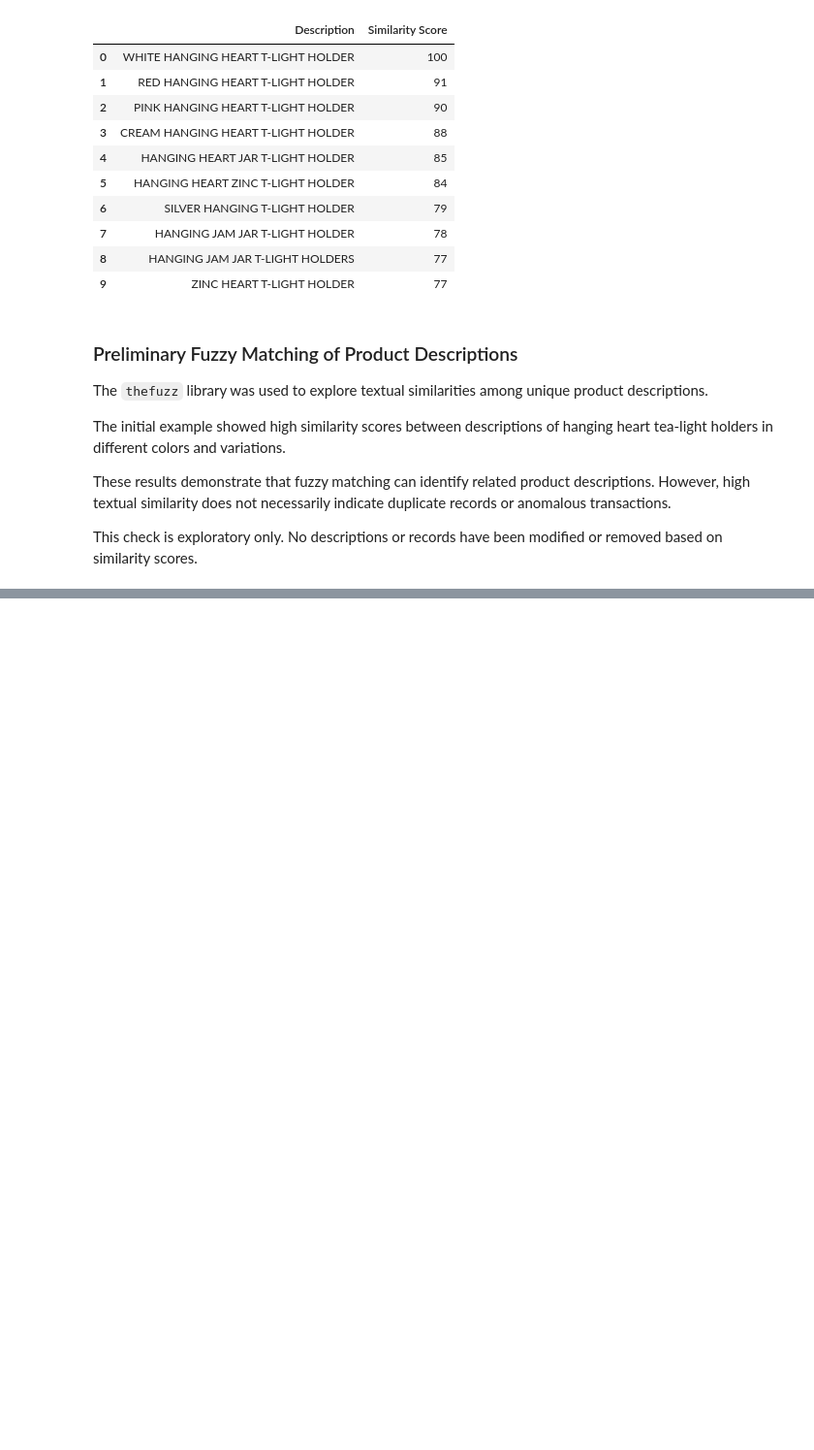
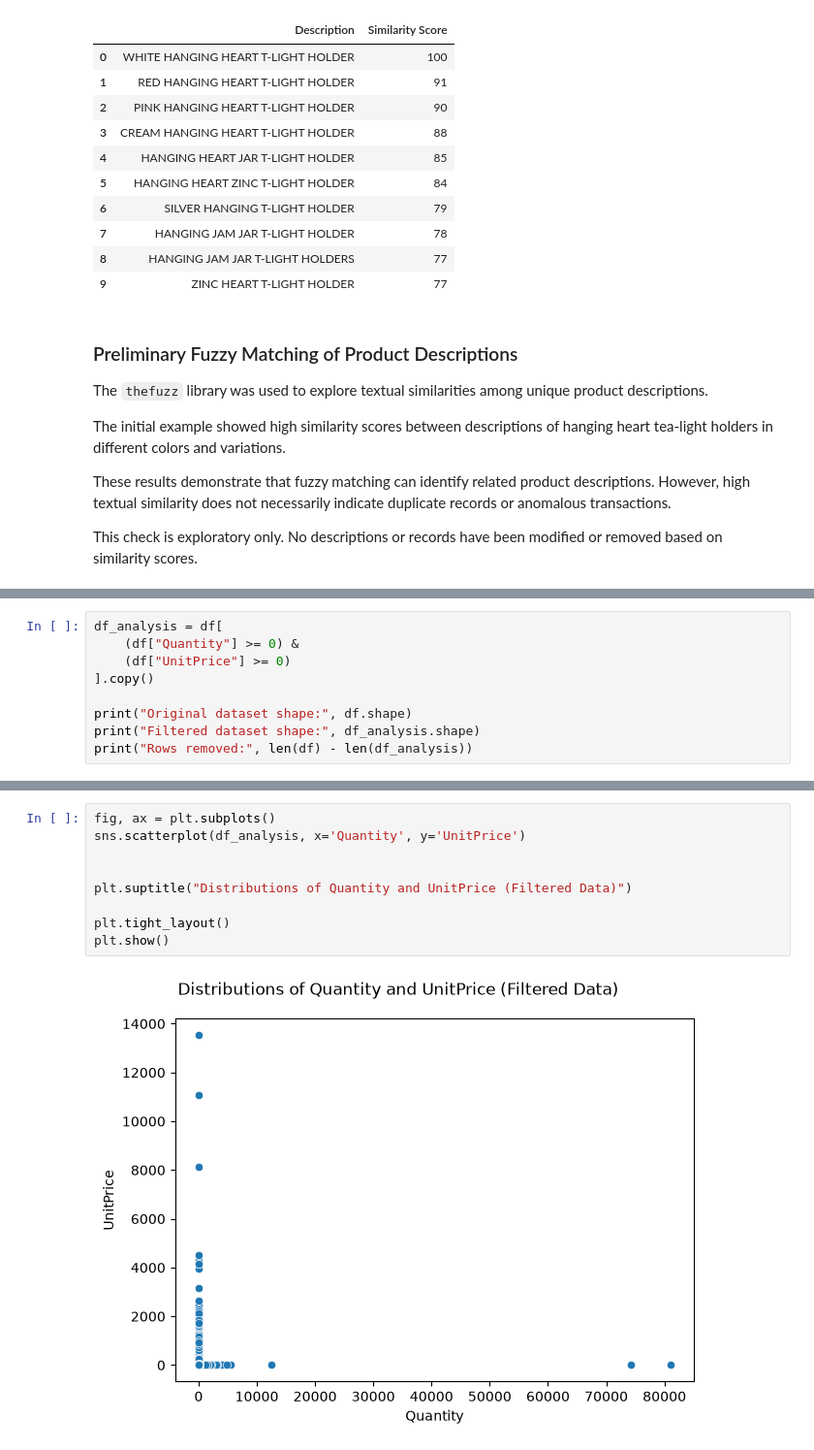
Before and after one commit to Mohamadzf23/unsupervised-anomaly-detection-study, a Jupyter notebook: notebooks/anomaly_detection_study.ipynb, the cells around one changed output, grey strips where cells are left out. Shown at 97% size. Drawn from its saved outputs; the diff is of its cells as text; blank space fills up the shorter version.

Commit message:
temp: share EDA plots for review

```diff
--- a/notebooks/anomaly_detection_study.ipynb
+++ b/notebooks/anomaly_detection_study.ipynb
@@ -539,0 +587,9 @@ This check is exploratory only. No descriptions or records have been modified or
+# %%
+df_analysis = df[
+    (df["Quantity"] >= 0) &
+    (df["UnitPrice"] >= 0)
+].copy()
+
+print("Original dataset shape:", df.shape)
+print("Filtered dataset shape:", df_analysis.shape)
+print("Rows removed:", len(df) - len(df_analysis))
@@ -539,0 +611,11 @@ This check is exploratory only. No descriptions or records have been modified or
+# %%
+fig, ax = plt.subplots()
+sns.scatterplot(df_analysis, x='Quantity', y='UnitPrice')
+
+
+plt.suptitle("Distributions of Quantity and UnitPrice (Filtered Data)")
+
+plt.tight_layout()
+plt.show()
+# %% [output]
+[figure, added]
```
Also changed, not shown: parts of 16 cells of this notebook.
